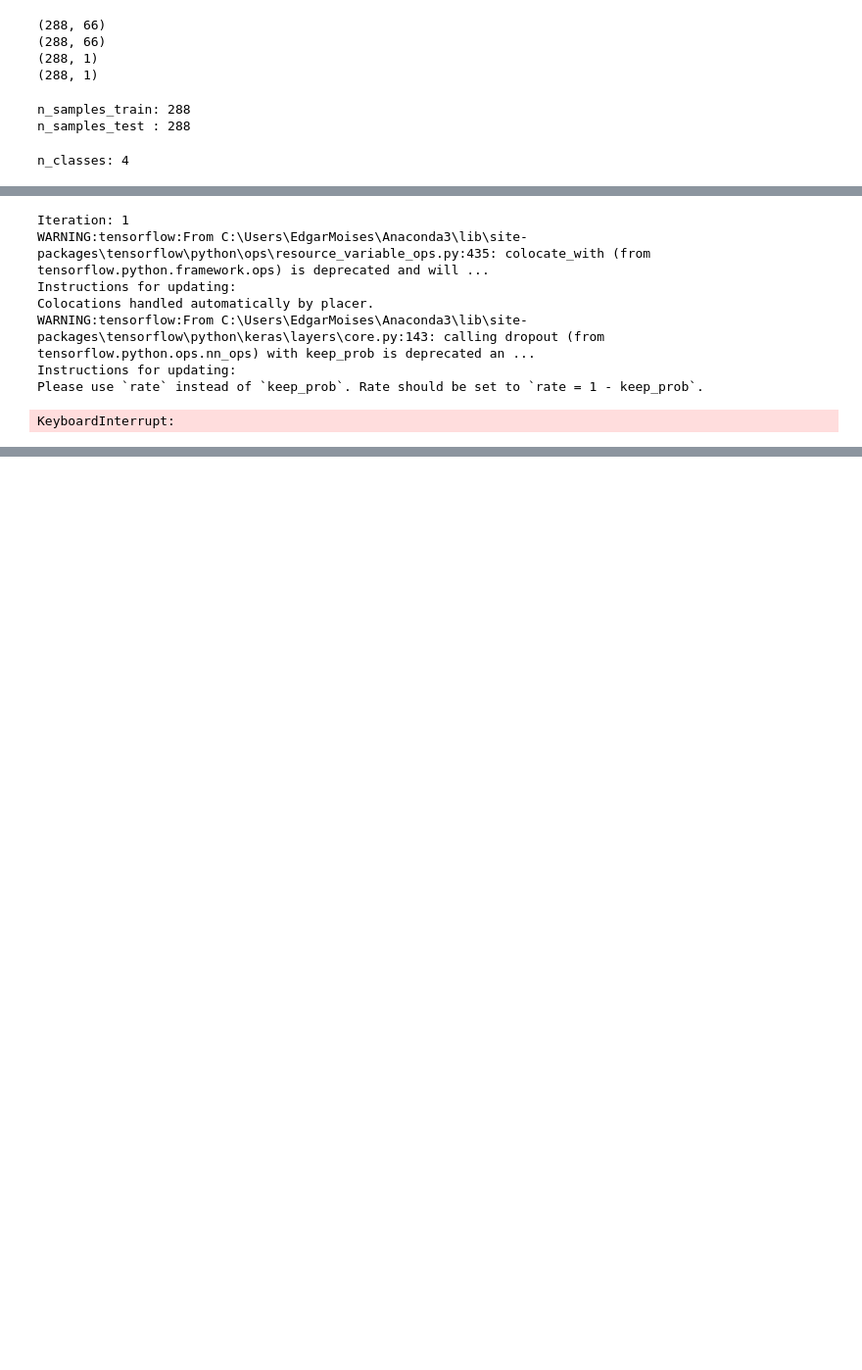
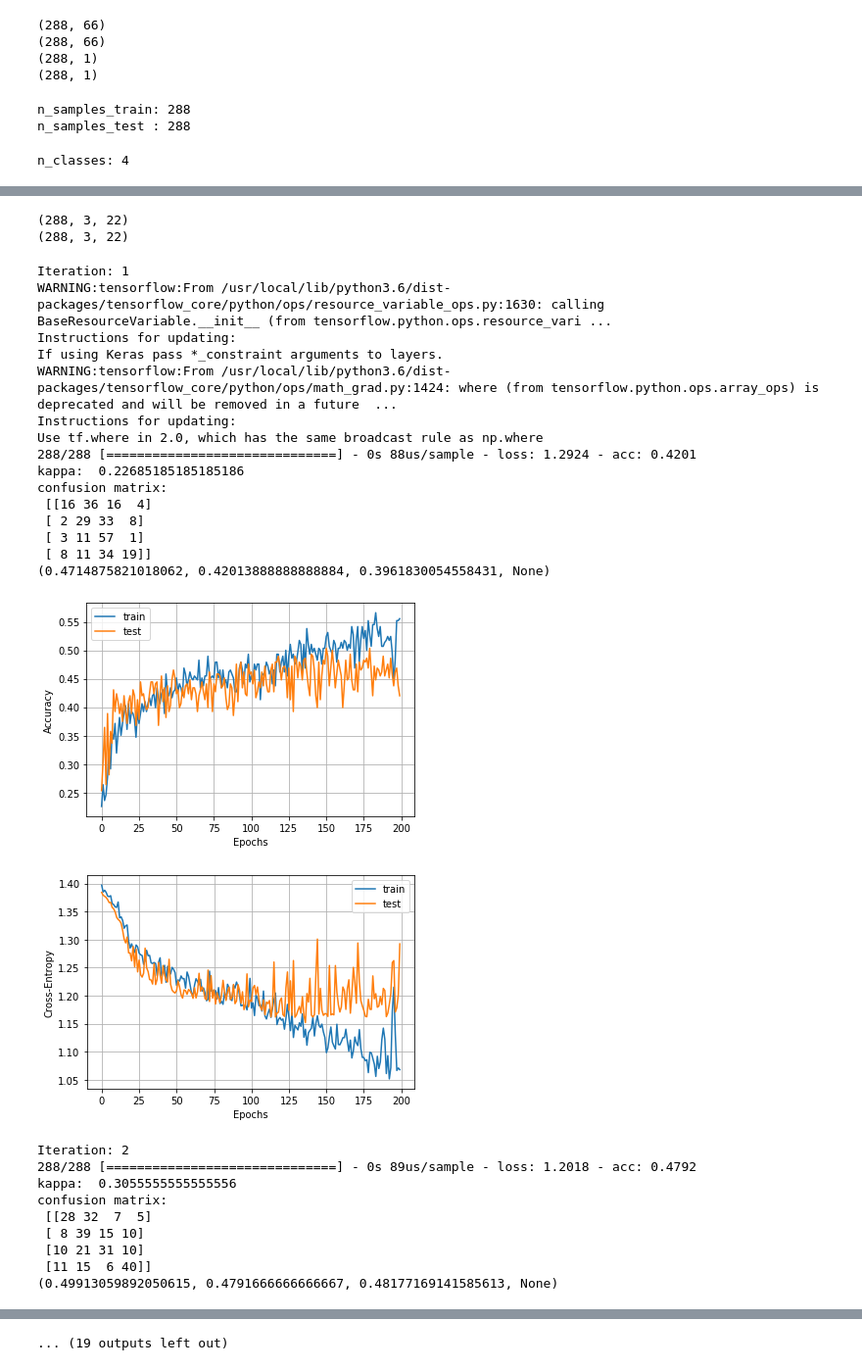
Before and after one commit to EdgarMoyete/Deep-Learning-BCI-IV-2a, a Jupyter notebook: RWE_DWT/LSTM.ipynb, the cells around one changed output, grey strips where cells are left out. Shown: that part at 98% size. Cells and saved outputs as stored; diff of their text form; code cells hidden in the pictures; blank space fills up the shorter version.

```diff
--- a/RWE_DWT/LSTM.ipynb
+++ b/RWE_DWT/LSTM.ipynb
@@ -24,8 +28,8 @@ from sklearn.metrics import cohen_kappa_score, confusion_matrix, precision_recal
 # %%
-x_train = pd.read_csv("/content/drive/My Drive/BCI-IV-2a/RWE_DWT/MI-EEG-RWE-A01T.csv", header=None)
-x_test = pd.read_csv("/content/drive/My Drive/BCI-IV-2a/RWE_DWT/MI-EEG-RWE-A01E.csv", header=None)
-y_train = pd.read_csv("/content/drive/My Drive/BCI-IV-2a/RWE_DWT/EtiquetasA01T.csv", header=None)
-y_test = pd.read_csv("/content/drive/My Drive/BCI-IV-2a/RWE_DWT/EtiquetasA01E.csv", header=None)
+x_train = pd.read_csv("/content/drive/My Drive/BCI-IV-2a/RWE_DWT/MI-EEG-RWE-A09T.csv", header=None)
+x_test = pd.read_csv("/content/drive/My Drive/BCI-IV-2a/RWE_DWT/MI-EEG-RWE-A09E.csv", header=None)
+y_train = pd.read_csv("/content/drive/My Drive/BCI-IV-2a/RWE_DWT/EtiquetasA09T.csv", header=None)
+y_test = pd.read_csv("/content/drive/My Drive/BCI-IV-2a/RWE_DWT/EtiquetasA09E.csv", header=None)
 # %%
 print(x_train.shape)
 print(x_test.shape)
@@ -52,8 +56,8 @@ print("n_classes:", n_classes)
 # %% [output]
 n_classes: 4
 # %%
-#escalar los datos para que tengan media = 0 y desviacion estandar = 1
-scaler = StandardScaler().fit(x_train)
+#escalar los valores en un rango [-1, 1] porque se utiliza tanh
+scaler = MinMaxScaler(feature_range=(-1, 1)).fit(x_train)
 x_train = scaler.transform(x_train)
 x_test = scaler.transform(x_test)
 # %%
@@ -63,8 +67,8 @@ y_train = le.transform(y_train)
 y_test = le.transform(y_test)
 # %%
 #convertir de 2D a 3D
-x_train = x_train.reshape((n_samples_train, 3, 22))
-x_test = x_test.reshape((n_samples_test, 3, 22))
+x_train = x_train.reshape((n_samples_train, 22, 3))
+x_test = x_test.reshape((n_samples_test, 22, 3))
 
 print(x_train.shape)
 print(x_test.shape)
@@ -74,3 +78,12 @@ print(x_test.shape)
+# %%
+x_train = np.transpose(x_train, (0,2,1))
+x_test = np.transpose(x_test, (0,2,1))
+
+print(x_train.shape)
+print(x_test.shape)
+# %% [output]
+(288, 3, 22)
+(288, 3, 22)
 # %%
 array_test_loss = []
 array_test_acc = []
@@ -89,7 +102,8 @@ for i in range(10):
     model.compile(optimizer='adam',
               loss='sparse_categorical_crossentropy',
               metrics=['accuracy'])
-    history = model.fit(x_train, y_train, epochs=100, batch_size=18, validation_data=(x_test, y_test), verbose=0)
+    #200 epocas
+    history = model.fit(x_train, y_train, epochs=200, batch_size=18, validation_data=(x_test, y_test), verbose=0)
     test_loss, test_acc = model.evaluate(x_test, y_test)
     array_test_loss.append(test_loss)
     array_test_acc.append(test_acc)
@@ -107,35 +121,53 @@ for i in range(10):
     array_recall.append(metricas[1])
     array_f1.append(metricas[2])
 
     plt.plot(history.history['acc'])
     plt.plot(history.history['val_acc'])
     plt.grid()
     plt.xlabel('Epochs')
     plt.ylabel('Accuracy')
     plt.legend(['train', 'test'])
     plt.show()
     plt.plot(history.history['loss'])
     plt.plot(history.history['val_loss'])
     plt.grid()
     plt.xlabel('Epochs')
     plt.ylabel('Cross-Entropy')
     plt.legend(['train', 'test'])
     plt.show()
 
 print()
 print("Resultados:")
 print("loss:", array_test_loss)
 print("accuracy:", array_test_acc)
 print("kappa:", array_kappa)
 print("precision:", array_precision)
 print("recall:", array_recall)
 print("f1:", array_f1)
 # %% [output]
 Iteration: 1
-WARNING:tensorflow:From C:\Users\EdgarMoises\Anaconda3\lib\site-packages\tensorflow\python\ops\resource_variable_ops.py:435: colocate_with (from tensorflow.python.framework.ops) is deprecated and will ...
+WARNING:tensorflow:From /usr/local/lib/python3.6/dist-packages/tensorflow_core/python/ops/resource_variable_ops.py:1630: calling BaseResourceVariable.__init__ (from tensorflow.python.ops.resource_vari ...
 Instructions for updating:
-Colocations handled automatically by placer.
-WARNING:tensorflow:From C:\Users\EdgarMoises\Anaconda3\lib\site-packages\tensorflow\python\keras\layers\core.py:143: calling dropout (from tensorflow.python.ops.nn_ops) with keep_prob is deprecated an ...
+If using Keras pass *_constraint arguments to layers.
+WARNING:tensorflow:From /usr/local/lib/python3.6/dist-packages/tensorflow_core/python/ops/math_grad.py:1424: where (from tensorflow.python.ops.array_ops) is deprecated and will be removed in a future  ...
 Instructions for updating:
-Please use `rate` instead of `keep_prob`. Rate should be set to `rate = 1 - keep_prob`.
+Use tf.where in 2.0, which has the same broadcast rule as np.where
+288/288 [==============================] - 0s 88us/sample - loss: 1.2924 - acc: 0.4201
+kappa:  0.22685185185185186
+confusion matrix:
+ [[16 36 16  4]
+ [ 2 29 33  8]
+ [ 3 11 57  1]
+ [ 8 11 34 19]]
+(0.4714875821018062, 0.42013888888888884, 0.3961830054558431, None)
+[figure, added]
+[figure, added]
-KeyboardInterrupt:
+Iteration: 2
+288/288 [==============================] - 0s 89us/sample - loss: 1.2018 - acc: 0.4792
+kappa:  0.3055555555555556
+confusion matrix:
+ [[28 32  7  5]
+ [ 8 39 15 10]
+ [10 21 31 10]
+ [11 15  6 40]]
+(0.49913059892050615, 0.4791666666666667, 0.48177169141585613, None)
@@ -142,2 +198,3 @@ KeyboardInterrupt:
+... (19 outputs left out)
 # %%
 model.summary()
```
Also changed, not shown: parts of 6 cells of this notebook, 34 other files.
